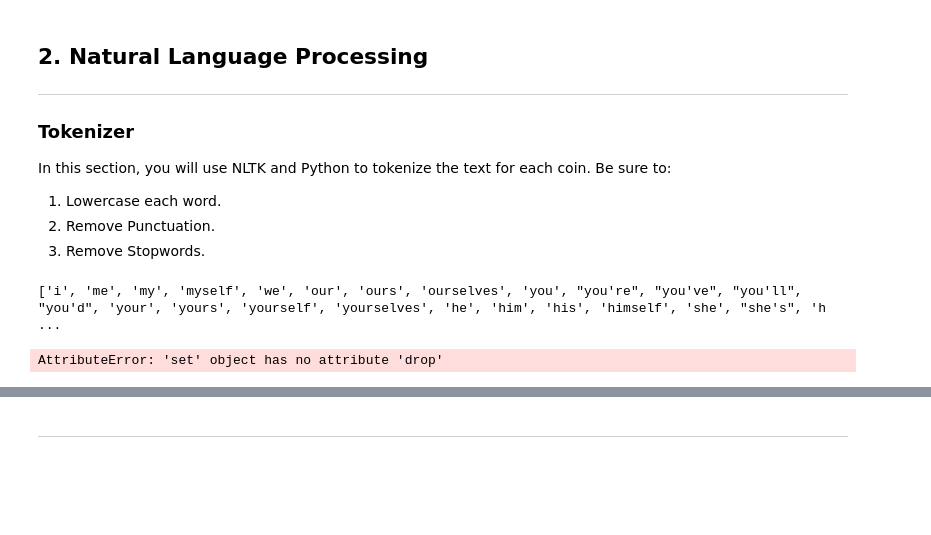
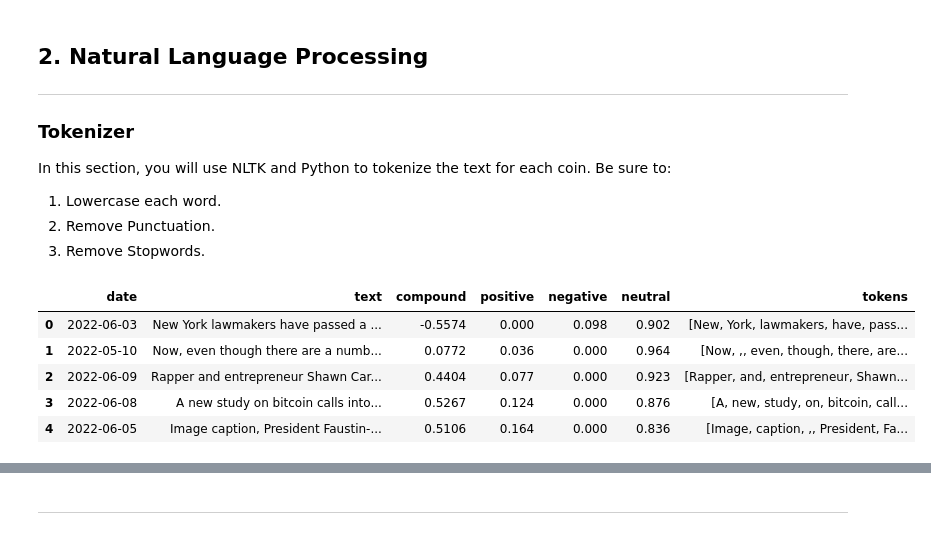
Before and after one commit to JamelBoyer/Homework-12-Tales-from-the-Crypto, a Jupyter notebook: Instructions/Starter_Code/crypto_sentiment.ipynb, the cells around one changed output, grey strips where cells are left out. Cells and saved outputs as stored; diff of their text form; code cells hidden in the pictures; blank space fills up the shorter version.

```diff
--- a/Instructions/Starter_Code/crypto_sentiment.ipynb
+++ b/Instructions/Starter_Code/crypto_sentiment.ipynb
@@ -101,7 +101,7 @@ for article in Bitcoin_articles["articles"]:
     except AttributeError:
         pass
 # %%
-Bitcoin_df = pd.DataFrame(article
+Bitcoin_df = pd.DataFrame(Bitcoin_sentiments)
 
 
 # Reorder DataFrame columns
@@ -189,10 +221,7 @@ lemmatizer = WordNetLemmatizer()
 
 
 # Create a list of stopwords
-print(stopwords.words('english'))
+sw = set(stopwords.words('english'))
 
 # Expand the default stopwords list if necessary
-sw = set(stopwords.words('english',))
+sw_expand = {'ok', 'another', 'move', 'always', 'find', 'never', 'meet','n'}
-# %% [output]
-['i', 'me', 'my', 'myself', 'we', 'our', 'ours', 'ourselves', 'you', "you're", "you've", "you'll", "you'd", 'your', 'yours', 'yourself', 'yourselves', 'he', 'him', 'his', 'himself', 'she', "she's", 'h ...
-AttributeError: 'set' object has no attribute 'drop'
@@ -224,6 +251,14 @@ def tokenizer(text):
     return tokens
 # %%
 # Create a new tokens column for Bitcoin
-# YOUR CODE HERE!
+Bitcoin_df['tokens'] = Bitcoin_df['text'].apply(word_tokenize)
+Bitcoin_df.head()
+# %% [output]
+|  | date | text | compound | positive | negative | neutral | tokens |
+| 0 | 2022-06-03 | New York lawmakers have passed a ... | -0.5574 | 0.000 | 0.098 | 0.902 | [New, York, lawmakers, have, pass... |
+| 1 | 2022-05-10 | Now, even though there are a numb... | 0.0772 | 0.036 | 0.000 | 0.964 | [Now, ,, even, though, there, are... |
+| 2 | 2022-06-09 | Rapper and entrepreneur Shawn Car... | 0.4404 | 0.077 | 0.000 | 0.923 | [Rapper, and, entrepreneur, Shawn... |
+| 3 | 2022-06-08 | A new study on bitcoin calls into... | 0.5267 | 0.124 | 0.000 | 0.876 | [A, new, study, on, bitcoin, call... |
+| 4 | 2022-06-05 | Image caption, President Faustin-... | 0.5106 | 0.164 | 0.000 | 0.836 | [Image, caption, ,, President, Fa... |
 # %%
 # Create a new tokens column for Ethereum
```
Also changed, not shown: parts of 9 cells of this notebook.
